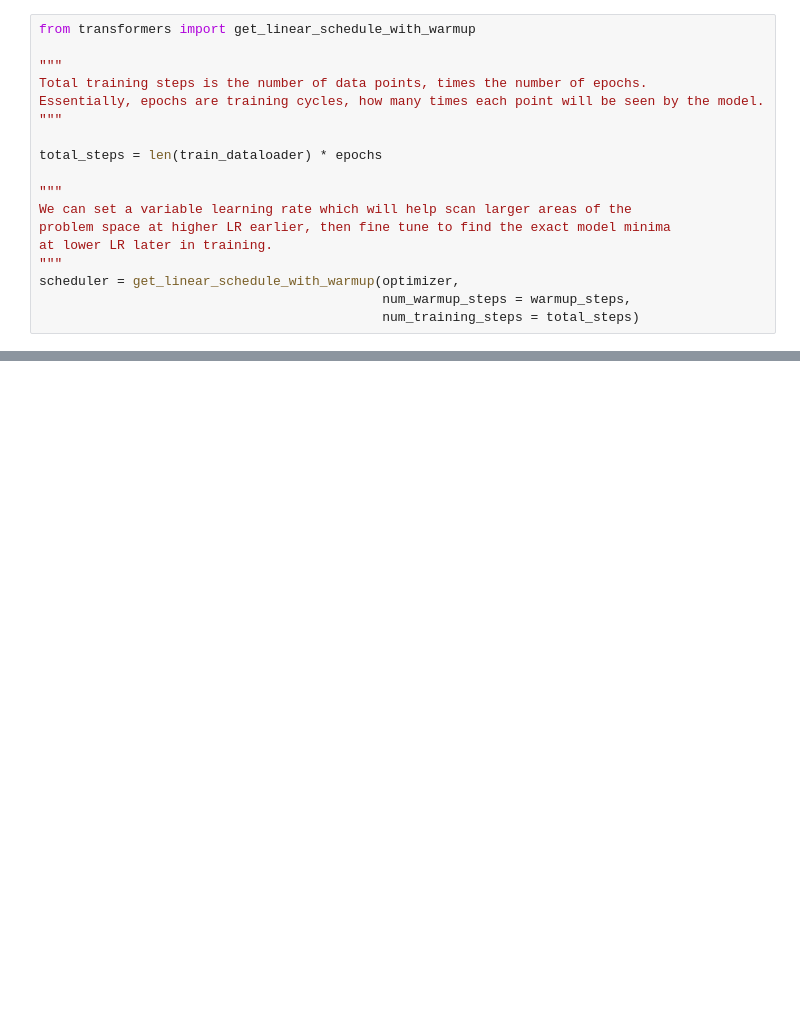
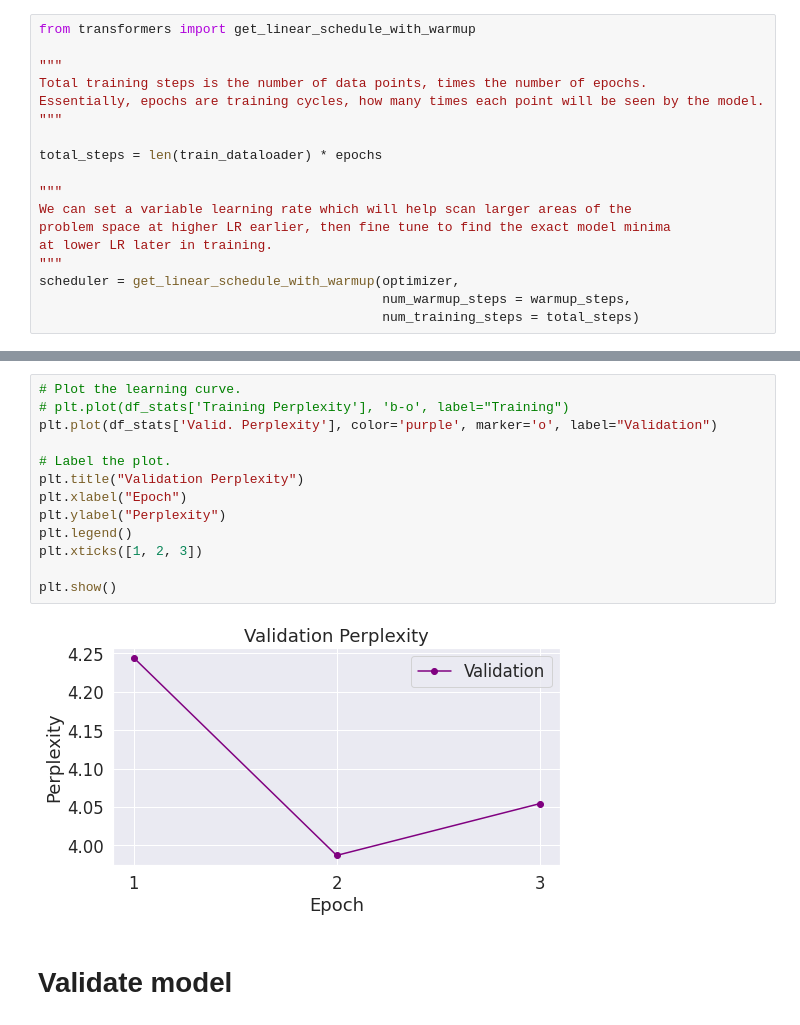
Before and after one commit to MarBry111/NLP_poem_generator, a Jupyter notebook: 06_finetune_papuGaPT2.ipynb, the cells around one changed output, grey strips where cells are left out. Saved outputs shown, nothing was run; the diff lists cells and outputs as text; blank space fills up the shorter version.

```diff
--- a/06_finetune_papuGaPT2.ipynb
+++ b/06_finetune_papuGaPT2.ipynb
@@ -393,3 +532,20 @@ plt.show()
+# %%
+# Plot the learning curve.
+# plt.plot(df_stats['Training Perplexity'], 'b-o', label="Training")
+plt.plot(df_stats['Valid. Perplexity'], color='purple', marker='o', label="Validation")
+
+# Label the plot.
+plt.title("Validation Perplexity")
+plt.xlabel("Epoch")
+plt.ylabel("Perplexity")
+plt.legend()
+plt.xticks([1, 2, 3])
+
+plt.show()
+# %% [output]
+[figure, added]
+# %% [markdown]
+# Validate model
 # %%
 model.eval()
 
```
Also changed, not shown: parts of 38 cells of this notebook, 12 other files.
